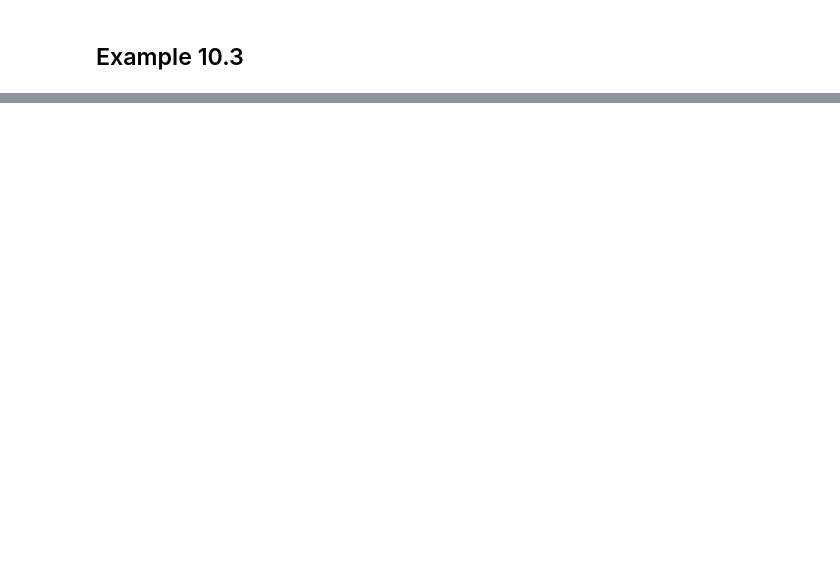
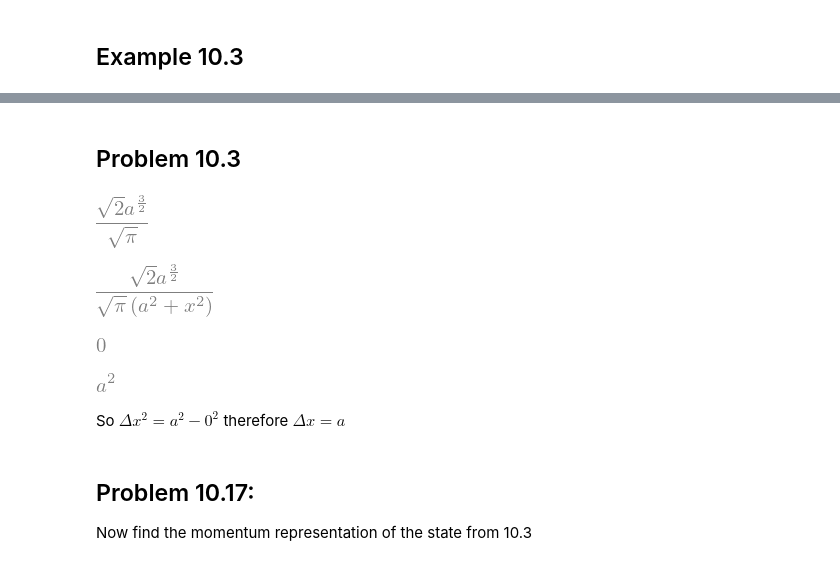
Before and after one commit to amcdawes/QMlabs, a Jupyter notebook: Chapter 10 - Position & Momentum.ipynb, the cells around one changed output, grey strips where cells are left out. Cells and saved outputs as stored; diff of their text form; code cells hidden in the pictures; blank space fills up the shorter version.

```diff
--- a/Chapter 10 - Position & Momentum.ipynb
+++ b/Chapter 10 - Position & Momentum.ipynb
@@ -106,0 +115,31 @@ This is as far as we can go in sympy. Unfortunately, any other momentum integral
+# %% [markdown]
+## Problem 10.3
+# %%
+x, y, z = symbols('x y z', real=True)
+a, c = symbols('a c', nonzero=True, real=True, positive=True)
+
+psi = c*1/(a**2 + x**2)  # define the wavefunction with c constant
+int1 = integrate(psi*psi,(x,-oo,oo), conds='none')  # integrate psi^2
+solutions = solve(int1 - 1,c)  # solve for c, this returns a list of solutions
+c2 = simplify(solutions[0])  # simplify the solution for c:
+c2
+# %% [output]
+[figure, added]
+# %%
+psi2 = c2/c*psi
+psi2
+# %% [output]
+[figure, added]
+# %%
+integrate(psi2 * x * psi2,(x,-oo,oo))
+# %% [output]
+[figure, added]
+# %%
+integrate(psi2 * x**2 * psi2,(x,-oo,oo))
+# %% [output]
+[figure, added]
+# %% [markdown]
+So $\Delta x^2 = a^2 - 0^2$ therefore $\Delta x = a$
+# %% [markdown]
+## Problem 10.17:
+Now find the momentum representation of the state from 10.3
```
Also changed, not shown: parts of 23 cells of this notebook.
